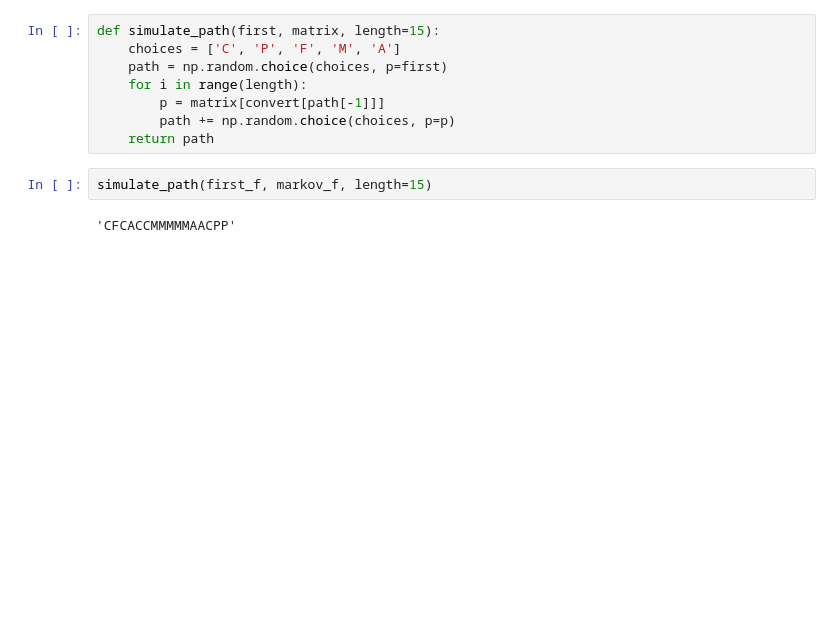
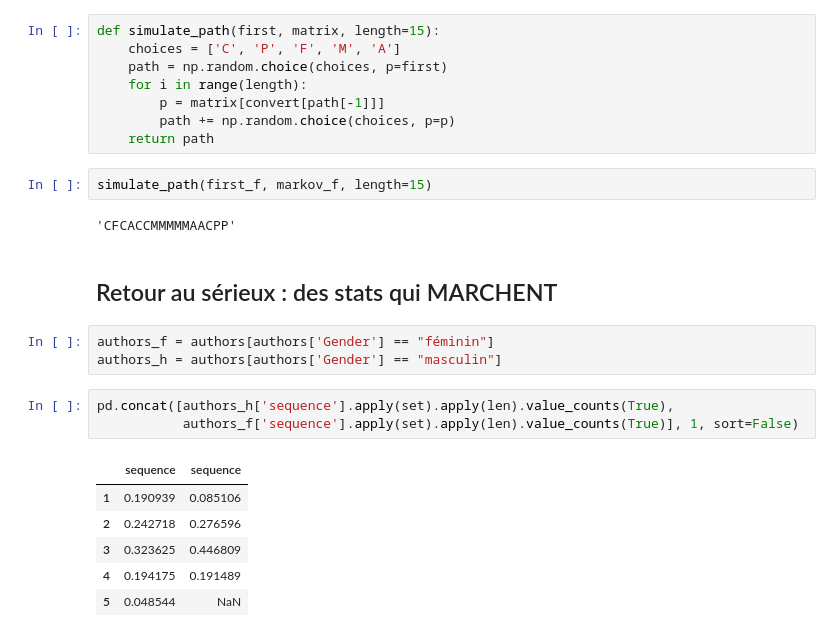
Before and after one commit to medialab/gender_art, a Jupyter notebook: trajectories/museums trajectories.ipynb, the cells around one changed output. Cells and saved outputs as stored; diff of their text form; blank space fills up the shorter version.

```diff
--- a/trajectories/museums trajectories.ipynb
+++ b/trajectories/museums trajectories.ipynb
@@ -440,3 +423,18 @@ def simulate_path(first, matrix, length=15):
 simulate_path(first_f, markov_f, length=15)
 # %% [output]
 'CFCACCMMMMMAACPP'
+# %% [markdown]
+## Retour au sérieux : des stats qui MARCHENT
+# %%
+authors_f = authors[authors['Gender'] == "féminin"]
+authors_h = authors[authors['Gender'] == "masculin"]
+# %%
+pd.concat([authors_h['sequence'].apply(set).apply(len).value_counts(True),
+           authors_f['sequence'].apply(set).apply(len).value_counts(True)], 1, sort=False)
+# %% [output]
+|  | sequence | sequence |
+| 1 | 0.190939 | 0.085106 |
+| 2 | 0.242718 | 0.276596 |
+| 3 | 0.323625 | 0.446809 |
+| 4 | 0.194175 | 0.191489 |
+| 5 | 0.048544 | NaN |
```
Also changed, not shown: parts of 37 cells of this notebook.
